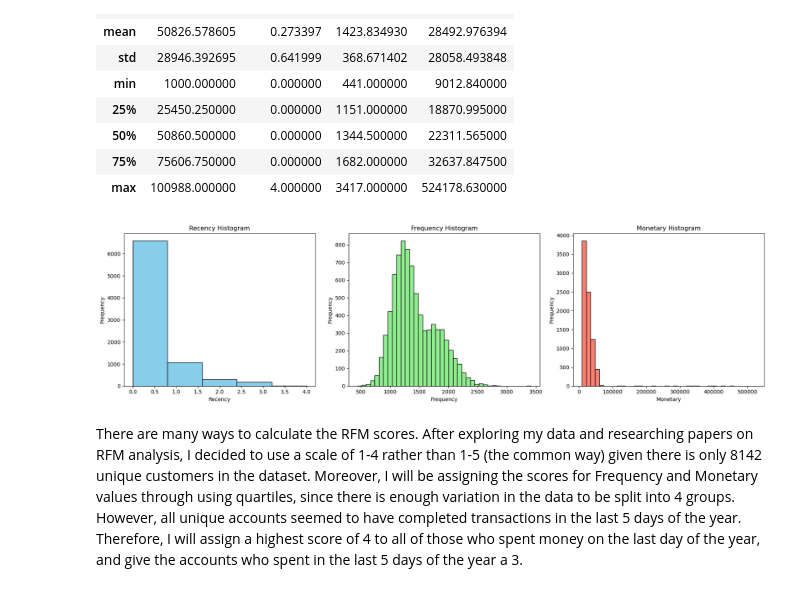
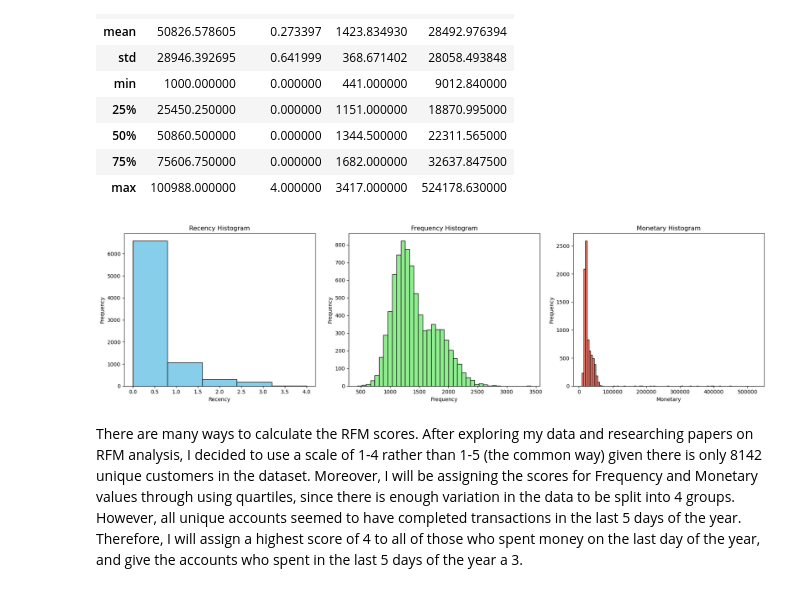
Before and after one commit to UoB-DSMP-2023-24/dsmp-2024-group27, a Jupyter notebook: RfmAnalysis/RFM analysis .ipynb, the cells around one changed output. Cells and saved outputs as stored; diff of their text form; code cells hidden in the pictures.

Commit message:
changed visualisaitons

```diff
--- a/RfmAnalysis/RFM analysis .ipynb
+++ b/RfmAnalysis/RFM analysis .ipynb
@@ -95,27 +95,27 @@ rfm_df.describe()
 # %%
 # Create histograms
 fig, ax = plt.subplots(1, 3, figsize=(18, 5))  # Setup a figure with 3 subplots
 
 # Recency Histogram
 rfm_df['Recency'].plot(kind='hist', ax=ax[0], bins=5, color='skyblue', edgecolor='black')
 ax[0].set_title('Recency Histogram')
 ax[0].set_xlabel('Recency')
 ax[0].set_ylabel('Frequency')
 
 # Frequency Histogram
 rfm_df['Frequency'].plot(kind='hist', ax=ax[1], bins=40, color='lightgreen', edgecolor='black')
 ax[1].set_title('Frequency Histogram')
 ax[1].set_xlabel('Frequency')
 
 # Monetary Histogram
-rfm_df['Monetary'].plot(kind='hist', ax=ax[2], bins=40, color='salmon', edgecolor='black')
+rfm_df['Monetary'].plot(kind='hist', ax=ax[2], bins=100, color='salmon', edgecolor='black')
 ax[2].set_title('Monetary Histogram')
 ax[2].set_xlabel('Monetary')
 
 plt.tight_layout()
 plt.show()
 # %% [output]
-[figure, old version]
+[figure, new version]
 # %% [markdown]
 There are many ways to calculate the RFM scores. After exploring my data and researching papers on RFM analysis, I decided to use a scale of 1-4 rather than 1-5 (the common way) given there is only 8142 unique customers in the dataset. Moreover, I will be assigning the scores for Frequency and Monetary values through using quartiles, since there is enough variation in the data to be split into 4 groups. However, all unique accounts seemed to have completed transactions in the last 5 days of the year. Therefore, I will assign a highest score of 4 to all of those who spent money on the last day of the year, and give the accounts who spent in the last 5 days of the year a 3.
 # %%
```
Also changed, not shown: parts of 21 cells of this notebook, 3 other files.
